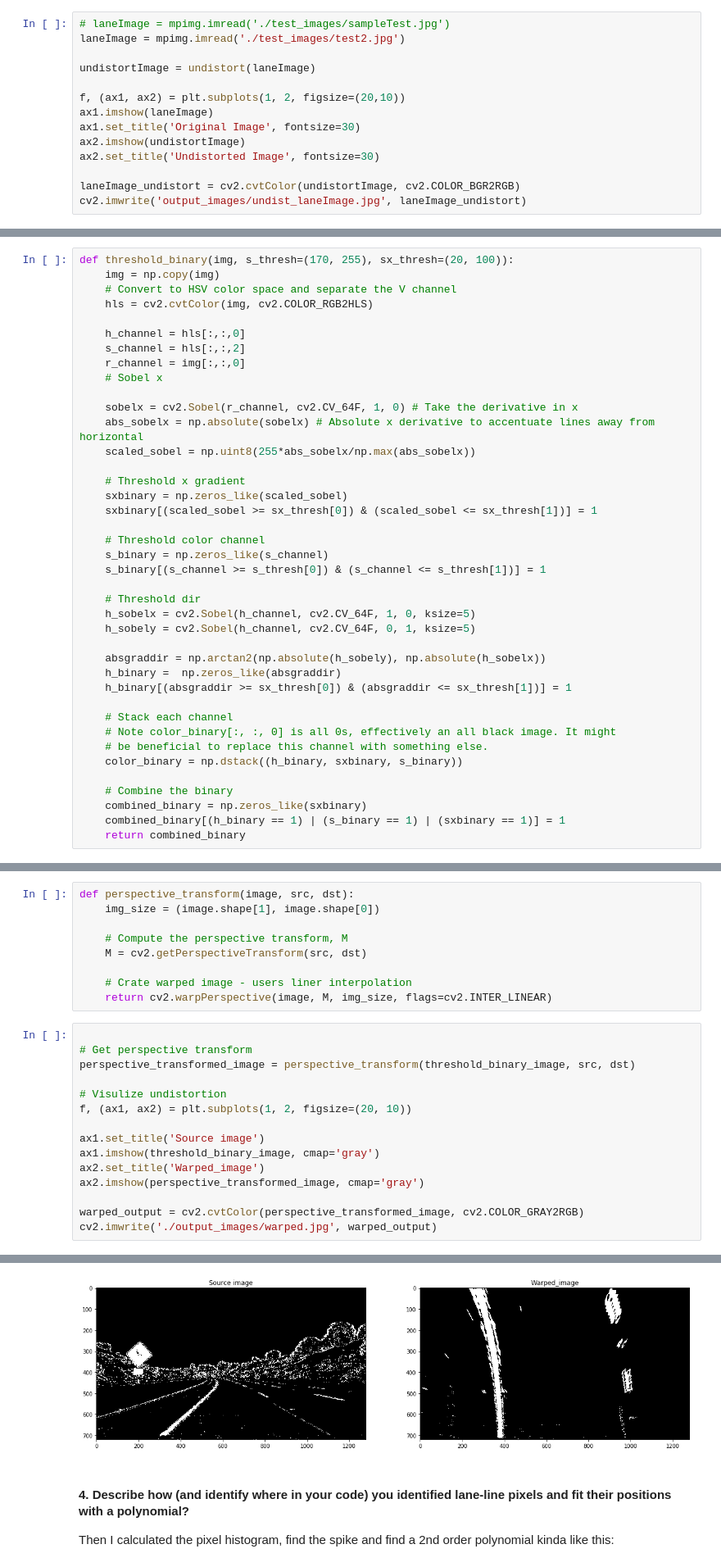
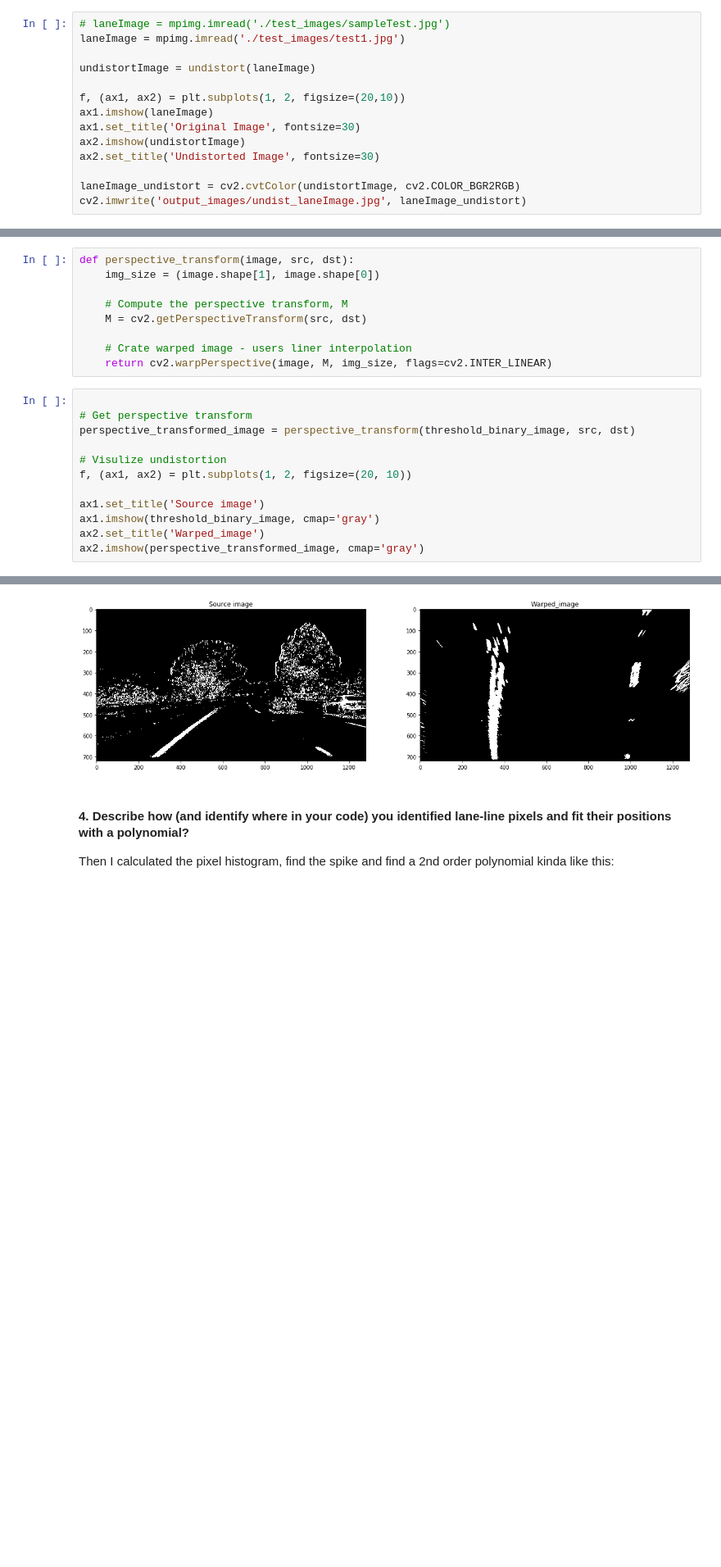
Before and after one commit to halolee/CarND-Advanced-Lane-Lines, a Jupyter notebook: P4.ipynb, the cells around one changed output, grey strips where cells are left out. Shown at 82% size. Drawn from its saved outputs; the diff is of its cells as text; blank space fills up the shorter version.

```diff
--- a/P4.ipynb
+++ b/P4.ipynb
@@ -182,7 +210,7 @@ def undistort(image):
     return undist
 # %%
 # laneImage = mpimg.imread('./test_images/sampleTest.jpg')
-laneImage = mpimg.imread('./test_images/test2.jpg')
+laneImage = mpimg.imread('./test_images/test1.jpg')
 
 undistortImage = undistort(laneImage)
 
@@ -200,43 +228,3 @@ True
 # %% [markdown]
 #### 2. Describe how (and identify where in your code) you used color transforms, gradients or other methods to create a thresholded binary image.  Provide an example of a binary image result.
 I used a combination of color and gradient thresholds to generate a binary image (thresholding steps at below cell).
-# %%
-def threshold_binary(img, s_thresh=(170, 255), sx_thresh=(20, 100)):
-    img = np.copy(img)
-    # Convert to HSV color space and separate the V channel
-    hls = cv2.cvtColor(img, cv2.COLOR_RGB2HLS)
-
-    h_channel = hls[:,:,0]
-    s_channel = hls[:,:,2]
-    r_channel = img[:,:,0]
-    # Sobel x
-
-    sobelx = cv2.Sobel(r_channel, cv2.CV_64F, 1, 0) # Take the derivative in x
-    abs_sobelx = np.absolute(sobelx) # Absolute x derivative to accentuate lines away from horizontal
-    scaled_sobel = np.uint8(255*abs_sobelx/np.max(abs_sobelx))
-
-    # Threshold x gradient
-    sxbinary = np.zeros_like(scaled_sobel)
-    sxbinary[(scaled_sobel >= sx_thresh[0]) & (scaled_sobel <= sx_thresh[1])] = 1
-
-    # Threshold color channel
-    s_binary = np.zeros_like(s_channel)
-    s_binary[(s_channel >= s_thresh[0]) & (s_channel <= s_thresh[1])] = 1
-
-    # Threshold dir
-    h_sobelx = cv2.Sobel(h_channel, cv2.CV_64F, 1, 0, ksize=5)
-    h_sobely = cv2.Sobel(h_channel, cv2.CV_64F, 0, 1, ksize=5)
-
-    absgraddir = np.arctan2(np.absolute(h_sobely), np.absolute(h_sobelx))
-    h_binary =  np.zeros_like(absgraddir)
-    h_binary[(absgraddir >= sx_thresh[0]) & (absgraddir <= sx_thresh[1])] = 1
-
-    # Stack each channel
-    # Note color_binary[:, :, 0] is all 0s, effectively an all black image. It might
-    # be beneficial to replace this channel with something else.
-    color_binary = np.dstack((h_binary, sxbinary, s_binary))
-
-    # Combine the binary
-    combined_binary = np.zeros_like(sxbinary)
-    combined_binary[(h_binary == 1) | (s_binary == 1) | (sxbinary == 1)] = 1
-    return combined_binary
@@ -305,7 +410,4 @@ ax1.set_title('Source image')
 ax1.imshow(threshold_binary_image, cmap='gray')
 ax2.set_title('Warped_image')
 ax2.imshow(perspective_transformed_image, cmap='gray')
-
-warped_output = cv2.cvtColor(perspective_transformed_image, cv2.COLOR_GRAY2RGB)
-cv2.imwrite('./output_images/warped.jpg', warped_output)
 # %% [output]
@@ -313,4 +415,4 @@ True
-[figure, old version]
+[figure, new version]
 # %% [markdown]
 #### 4. Describe how (and identify where in your code) you identified lane-line pixels and fit their positions with a polynomial?
 
```
Also changed, not shown: parts of 11 cells of this notebook.
